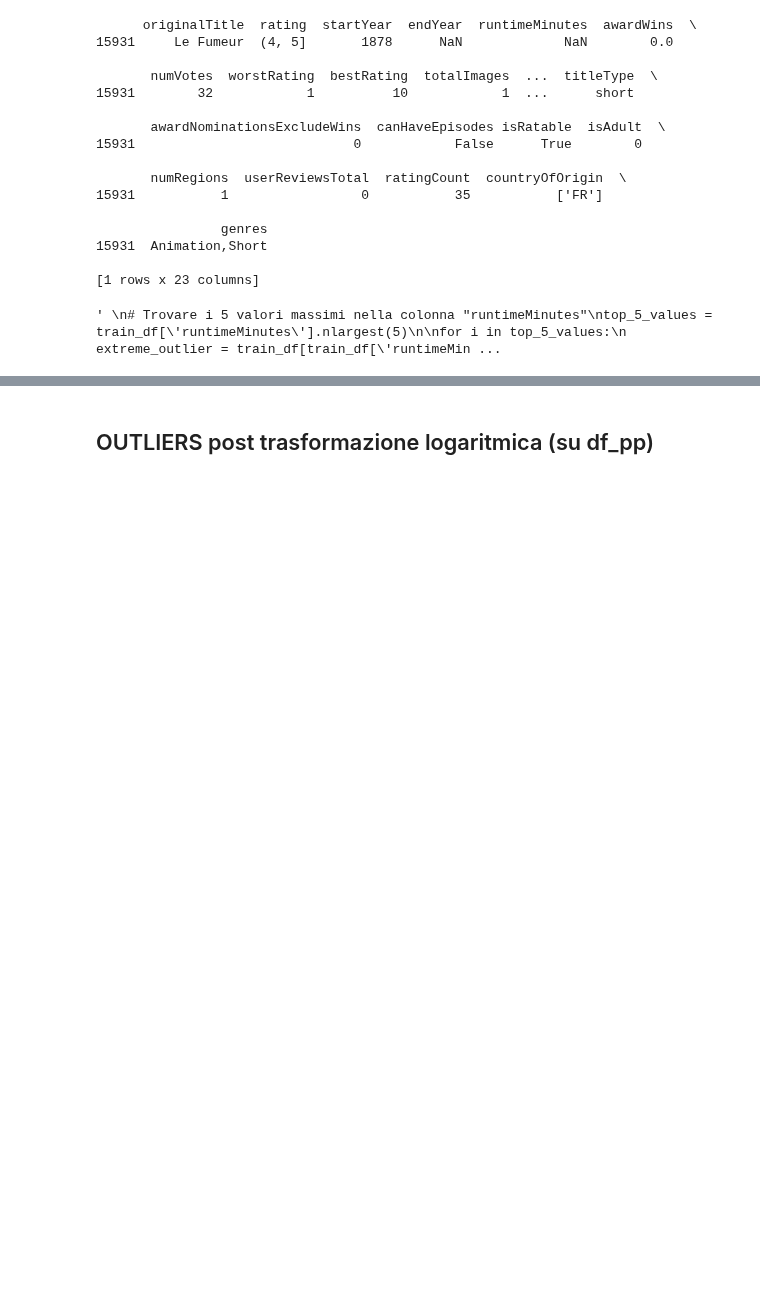
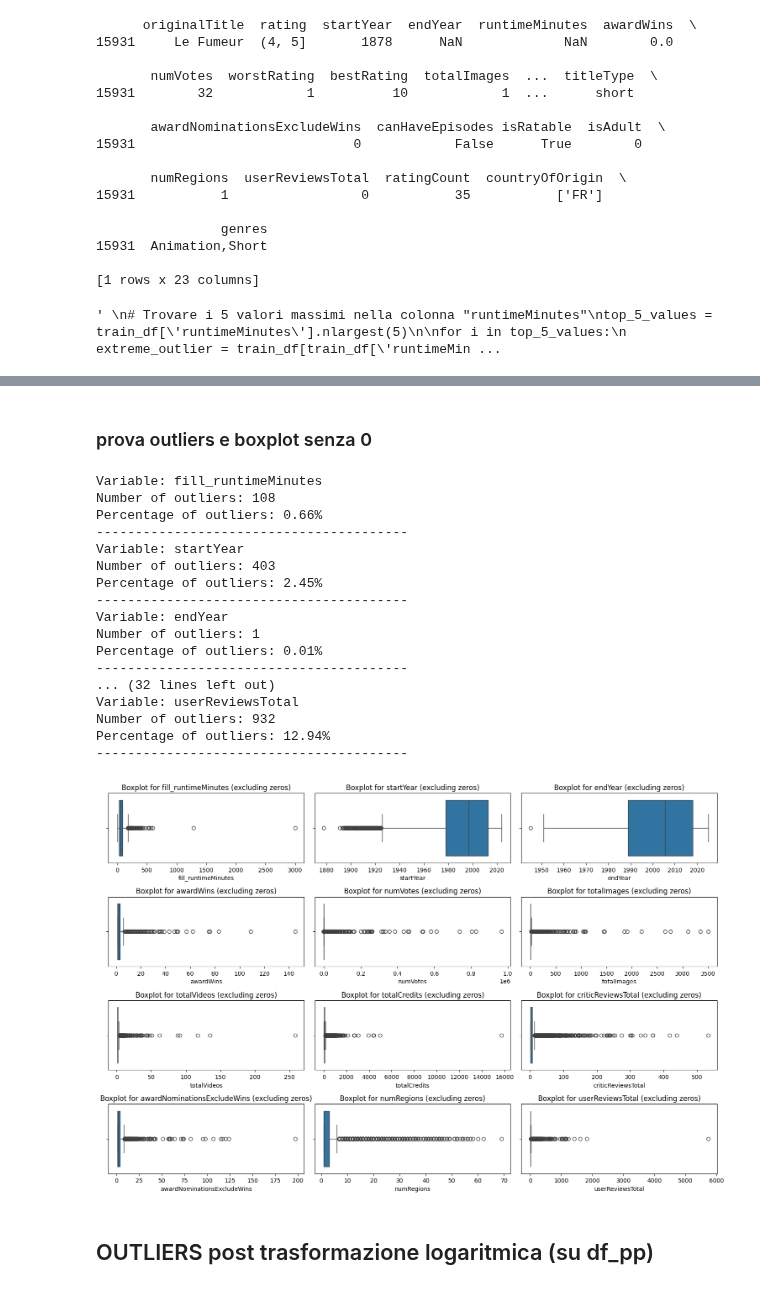
Before and after one commit to ChefBB/data_mining_1, a Jupyter notebook: code/data_quality_noemi.ipynb, the cells around one changed output, grey strips where cells are left out. Saved outputs shown, nothing was run; the diff lists cells and outputs as text; code cells hidden in the pictures; blank space fills up the shorter version.

```diff
--- a/code/data_quality_noemi.ipynb
+++ b/code/data_quality_noemi.ipynb
@@ -415,3 +417,70 @@ Percentage of outliers: 15.31%
+# %% [markdown]
+### prova outliers e boxplot senza 0
+# %%
+# OUTLIER DETECTION SU PP (escludendo valori 0)
+
+import seaborn as sns
+import matplotlib.pyplot as plt
+
+# Function to detect outliers excluding 0 values
+def detect_outliers_excluding_zeros(df, column):
+    # Filtra i valori diversi da 0
+    non_zero_values = df[df[column] != 0]
+
+    # Calcolo dei quartili e IQR
+    Q1 = non_zero_values[column].quantile(0.25)
+    Q3 = non_zero_values[column].quantile(0.75)
+    IQR = Q3 - Q1
+    lower_bound = Q1 - 1.5 * IQR
+    upper_bound = Q3 + 1.5 * IQR
+
+    # Individuazione degli outlier
+    outliers = non_zero_values[
+        (non_zero_values[column] < lower_bound) | (non_zero_values[column] > upper_bound)
+    ]
+    outlier_percentage = (len(outliers) / len(non_zero_values)) * 100
+
+    return outliers, outlier_percentage
+
+# Analisi delle variabili specifiche
+columns_to_analyze = df_pp_num
+
+for column in columns_to_analyze:
+    outliers, percentage = detect_outliers_excluding_zeros(df_pp, column)
+    print(f"Variable: {column}")
+    print(f"Number of outliers: {len(outliers)}")
+    print(f"Percentage of outliers: {percentage:.2f}%")
+    print("-" * 40)
+
+# Visualizzazione con boxplot
+fig, axes = plt.subplots(4, 3, figsize=(15, 10))
+axes = axes.flatten()
+
+for i, column in enumerate(columns_to_analyze):
+    sns.boxplot(data=df_pp[df_pp[column] != 0], x=column, ax=axes[i])  # Escludi valori 0 nel boxplot
+    axes[i].set_title(f"Boxplot for {column} (excluding zeros)")
+
+plt.tight_layout()
+plt.show()
+# %% [output]
+Variable: fill_runtimeMinutes
+Number of outliers: 108
+Percentage of outliers: 0.66%
+----------------------------------------
+Variable: startYear
+Number of outliers: 403
+Percentage of outliers: 2.45%
+----------------------------------------
+Variable: endYear
+Number of outliers: 1
+Percentage of outliers: 0.01%
+----------------------------------------
+... (32 lines left out)
+Variable: userReviewsTotal
+Number of outliers: 932
+Percentage of outliers: 12.94%
+----------------------------------------
+[figure, added]
 # %% [markdown]
 ## OUTLIERS post trasformazione logaritmica (su df_pp)
 # %% [markdown]
```
Also changed, not shown: parts of 18 cells of this notebook.
